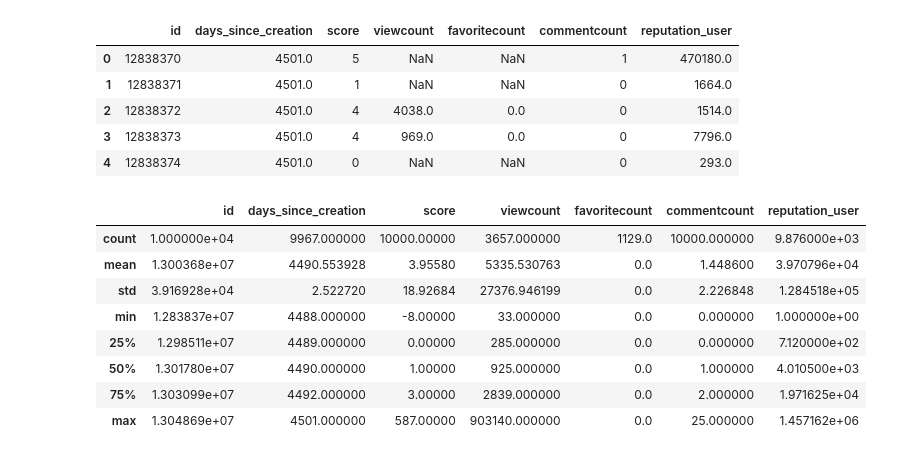
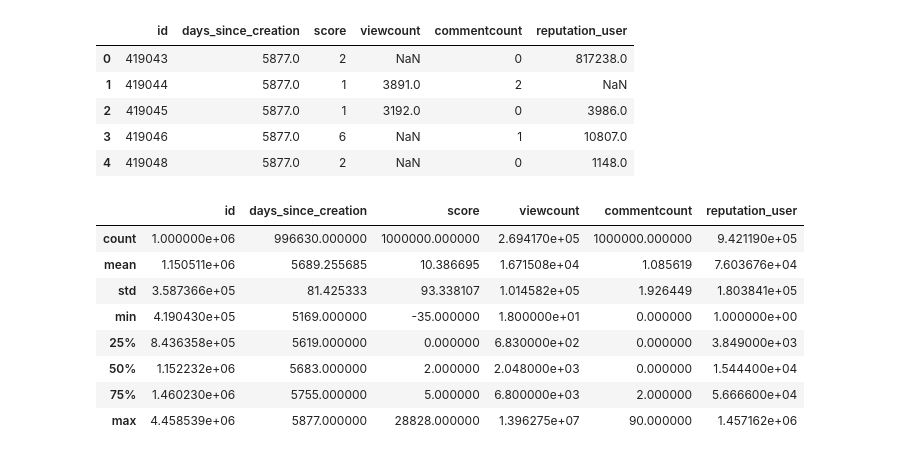
Before and after one commit to annitziak/CodeMe, a Jupyter notebook: retrieval_models/notebook_l2r.ipynb, the cells around one changed output. Saved outputs shown, nothing was run; the diff lists cells and outputs as text; code cells hidden in the pictures.

```diff
--- a/retrieval_models/notebook_l2r.ipynb
+++ b/retrieval_models/notebook_l2r.ipynb
@@ -1,41 +1,41 @@
 # %%
 import pandas as pd
 import seaborn as sns
 import matplotlib.pyplot as plt
 from datetime import datetime
 import numpy as np
 
-# This notebook is just to visualize some of the data needed for l2r with metadata
+# This notebook is just to visualize some of the data needed for reranking with metadata
 
 metadata = pd.read_csv("data/posts.csv")
 users = pd.read_csv("data/users.csv")
 
 #some feature engineering
 today = datetime.today().date()
 metadata["creationdate"] = pd.to_datetime(metadata["creationdate"], errors='coerce')  # Keep datetime format
 metadata["days_since_creation"] = (datetime.today() - metadata["creationdate"]).dt.days  # Extract only days
 metadata["reputation_user"]= metadata["owneruserid"].map(users.set_index('id')['reputation'])
-metadata = metadata[["id", "days_since_creation", "score", "viewcount", "favoritecount", "commentcount", "reputation_user"]]
+metadata = metadata[["id", "days_since_creation", "score", "viewcount", "commentcount", "reputation_user"]]
 
 #save in file with metadata
 metadata.to_csv("data/metadata_processed.csv", index=False)
 metadata.head()
 # %% [output]
-|  | id | days_since_creation | score | viewcount | favoritecount | commentcount | reputation_user |
-| 0 | 12838370 | 4501.0 | 5 | NaN | NaN | 1 | 470180.0 |
-| 1 | 12838371 | 4501.0 | 1 | NaN | NaN | 0 | 1664.0 |
-| 2 | 12838372 | 4501.0 | 4 | 4038.0 | 0.0 | 0 | 1514.0 |
-| 3 | 12838373 | 4501.0 | 4 | 969.0 | 0.0 | 0 | 7796.0 |
-| 4 | 12838374 | 4501.0 | 0 | NaN | NaN | 0 | 293.0 |
+|  | id | days_since_creation | score | viewcount | commentcount | reputation_user |
+| 0 | 419043 | 5877.0 | 2 | NaN | 0 | 817238.0 |
+| 1 | 419044 | 5877.0 | 1 | 3891.0 | 2 | NaN |
+| 2 | 419045 | 5877.0 | 1 | 3192.0 | 0 | 3986.0 |
+| 3 | 419046 | 5877.0 | 6 | NaN | 1 | 10807.0 |
+| 4 | 419048 | 5877.0 | 2 | NaN | 0 | 1148.0 |
 # %%
 metadata.describe()
 # %% [output]
-|  | id | days_since_creation | score | viewcount | favoritecount | commentcount | reputation_user |
-| count | 1.000000e+04 | 9967.000000 | 10000.00000 | 3657.000000 | 1129.0 | 10000.000000 | 9.876000e+03 |
-| mean | 1.300368e+07 | 4490.553928 | 3.95580 | 5335.530763 | 0.0 | 1.448600 | 3.970796e+04 |
-| std | 3.916928e+04 | 2.522720 | 18.92684 | 27376.946199 | 0.0 | 2.226848 | 1.284518e+05 |
-| min | 1.283837e+07 | 4488.000000 | -8.00000 | 33.000000 | 0.0 | 0.000000 | 1.000000e+00 |
-| 25% | 1.298511e+07 | 4489.000000 | 0.00000 | 285.000000 | 0.0 | 0.000000 | 7.120000e+02 |
-| 50% | 1.301780e+07 | 4490.000000 | 1.00000 | 925.000000 | 0.0 | 1.000000 | 4.010500e+03 |
-| 75% | 1.303099e+07 | 4492.000000 | 3.00000 | 2839.000000 | 0.0 | 2.000000 | 1.971625e+04 |
-| max | 1.304869e+07 | 4501.000000 | 587.00000 | 903140.000000 | 0.0 | 25.000000 | 1.457162e+06 |
+|  | id | days_since_creation | score | viewcount | commentcount | reputation_user |
+| count | 1.000000e+06 | 996630.000000 | 1000000.000000 | 2.694170e+05 | 1000000.000000 | 9.421190e+05 |
+| mean | 1.150511e+06 | 5689.255685 | 10.386695 | 1.671508e+04 | 1.085619 | 7.603676e+04 |
+| std | 3.587366e+05 | 81.425333 | 93.338107 | 1.014582e+05 | 1.926449 | 1.803841e+05 |
+| min | 4.190430e+05 | 5169.000000 | -35.000000 | 1.800000e+01 | 0.000000 | 1.000000e+00 |
+| 25% | 8.436358e+05 | 5619.000000 | 0.000000 | 6.830000e+02 | 0.000000 | 3.849000e+03 |
+| 50% | 1.152232e+06 | 5683.000000 | 2.000000 | 2.048000e+03 | 0.000000 | 1.544400e+04 |
+| 75% | 1.460230e+06 | 5755.000000 | 5.000000 | 6.800000e+03 | 2.000000 | 5.666600e+04 |
+| max | 4.458539e+06 | 5877.000000 | 28828.000000 | 1.396275e+07 | 90.000000 | 1.457162e+06 |
```
Also changed, not shown: parts of 2 cells of this notebook, 9 other files.
